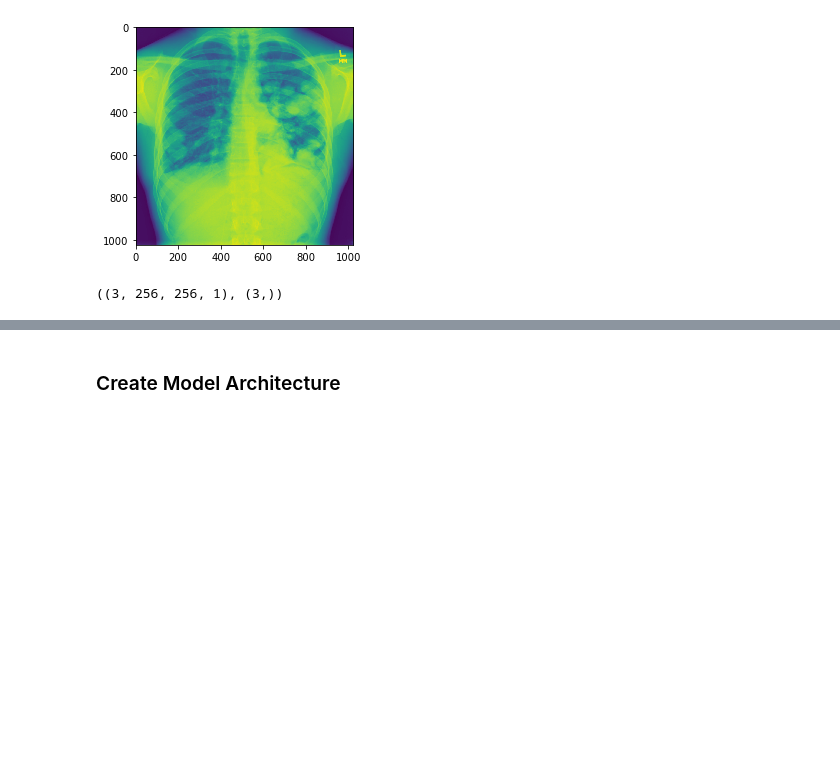
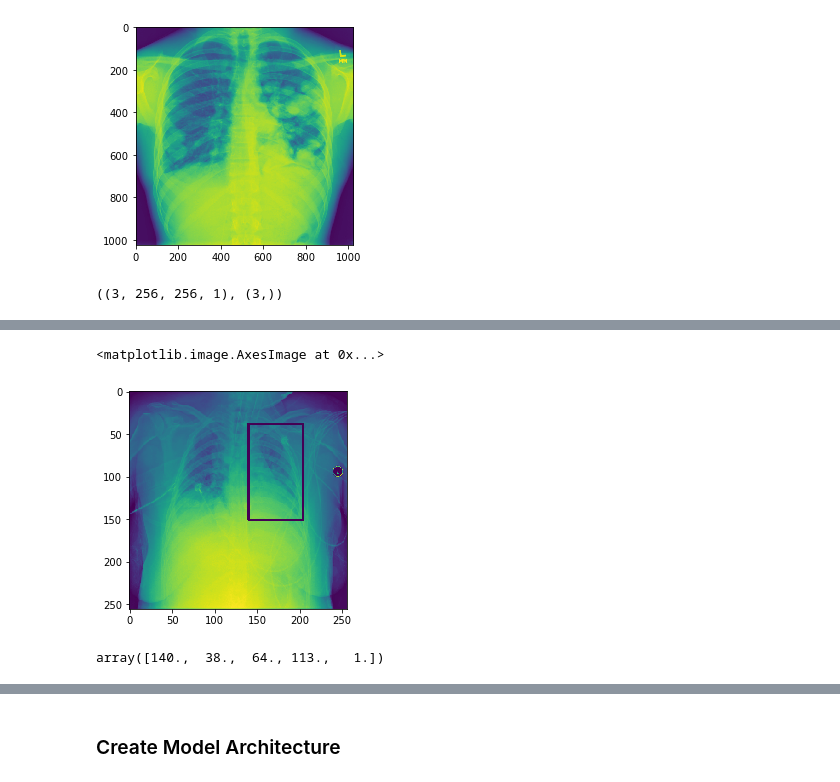
Before and after one commit to metachi/pneumonia, a Jupyter notebook: model_training.ipynb, the cells around one changed output, grey strips where cells are left out. Saved outputs shown, nothing was run; the diff lists cells and outputs as text; code cells hidden in the pictures; blank space fills up the shorter version.

```diff
--- a/model_training.ipynb
+++ b/model_training.ipynb
@@ -330,0 +381,9 @@ plt.imshow(np.squeeze(x[2])) #this will likely be a different image since we shu
+# %%
+x1 = int(562/4)
+y1 = int(152/4)
+x2 = x1 + int(256/4)
+y2 = y1 + int(453/4)
+plt.imshow(cv2.rectangle(im, (x1, y1), (x2, y2), (0,255,255), 2))
+# %% [output]
+<matplotlib.image.AxesImage at 0x...>
+[figure, added]
@@ -330,0 +399,4 @@ plt.imshow(np.squeeze(x[2])) #this will likely be a different image since we shu
+# %%
+y[1]
+# %% [output]
+array([140.,  38.,  64., 113.,   1.])
```
Also changed, not shown: parts of 24 cells of this notebook.
